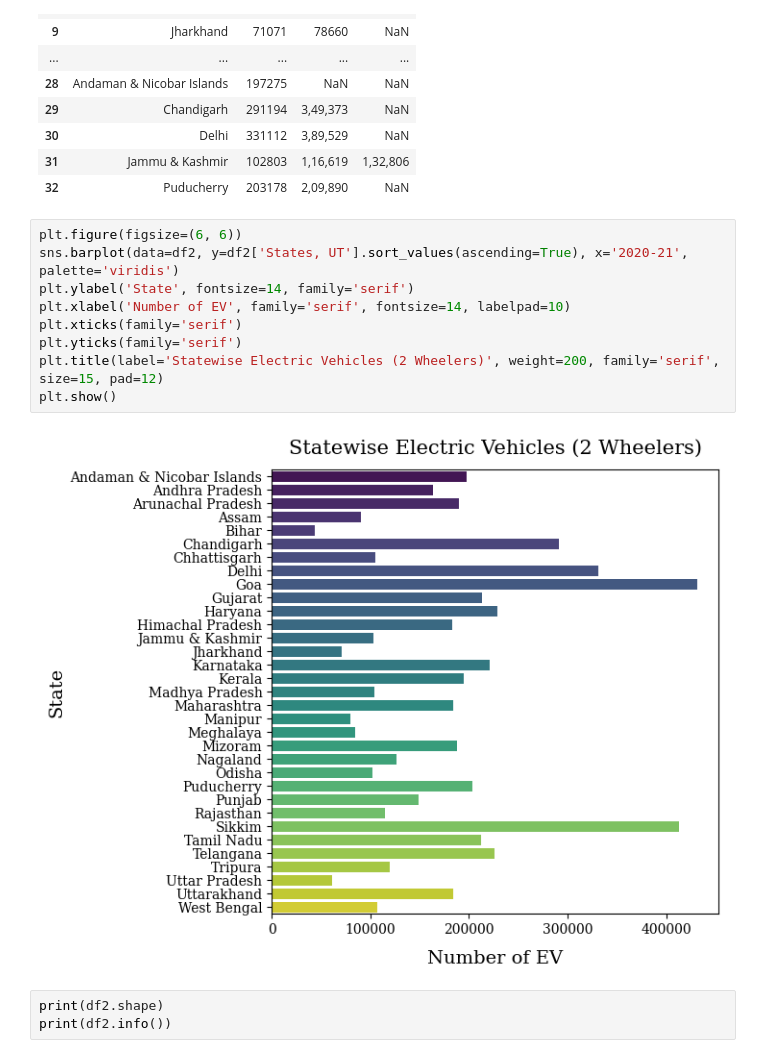
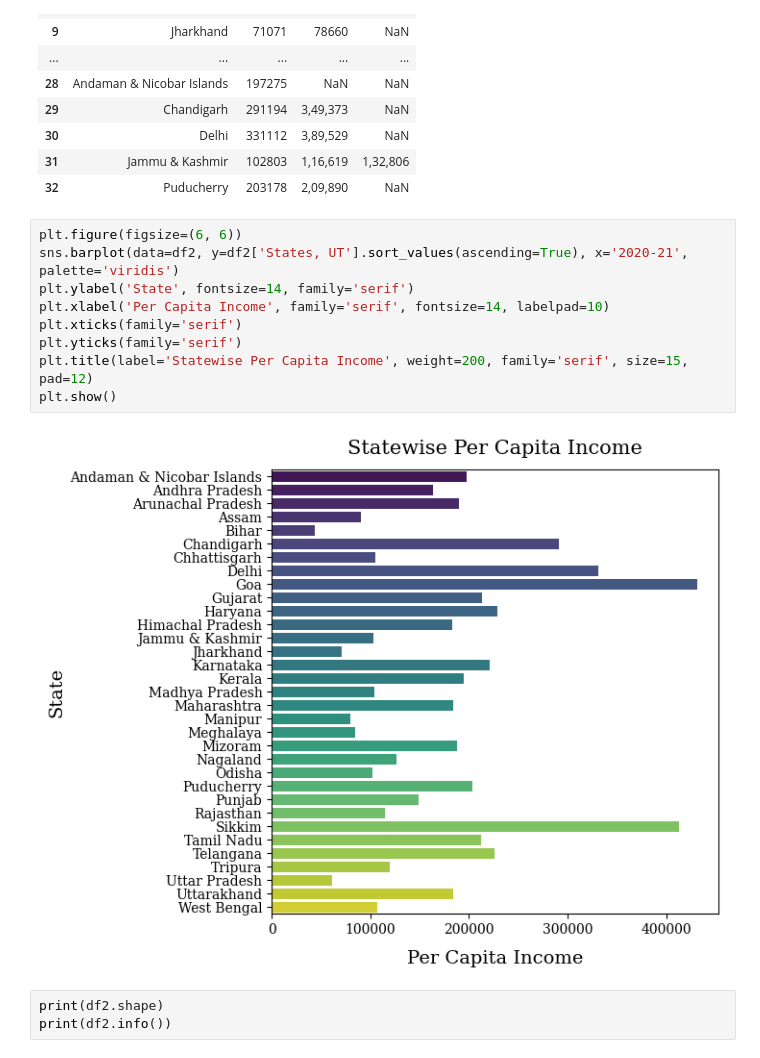
Before and after one commit to kesavakrishna/feynn-labs, a Jupyter notebook: EV_MSA_Proj 2/EV_MSA.ipynb, the cells around one changed output. Cells and saved outputs as stored; diff of their text form.

```diff
--- a/EV_MSA_Proj 2/EV_MSA.ipynb
+++ b/EV_MSA_Proj 2/EV_MSA.ipynb
@@ -463,14 +493,14 @@ df2
 # %%
 plt.figure(figsize=(6, 6))
 sns.barplot(data=df2, y=df2['States, UT'].sort_values(ascending=True), x='2020-21', palette='viridis')
 plt.ylabel('State', fontsize=14, family='serif')
-plt.xlabel('Number of EV', family='serif', fontsize=14, labelpad=10)
+plt.xlabel('Per Capita Income', family='serif', fontsize=14, labelpad=10)
 plt.xticks(family='serif')
 plt.yticks(family='serif')
-plt.title(label='Statewise Electric Vehicles (2 Wheelers)', weight=200, family='serif', size=15, pad=12)
+plt.title(label='Statewise Per Capita Income', weight=200, family='serif', size=15, pad=12)
 plt.show()
 # %% [output]
-[figure, old version]
+[figure, new version]
 # %%
 print(df2.shape)
 print(df2.info())
```
Also changed, not shown: parts of 4 cells of this notebook.
